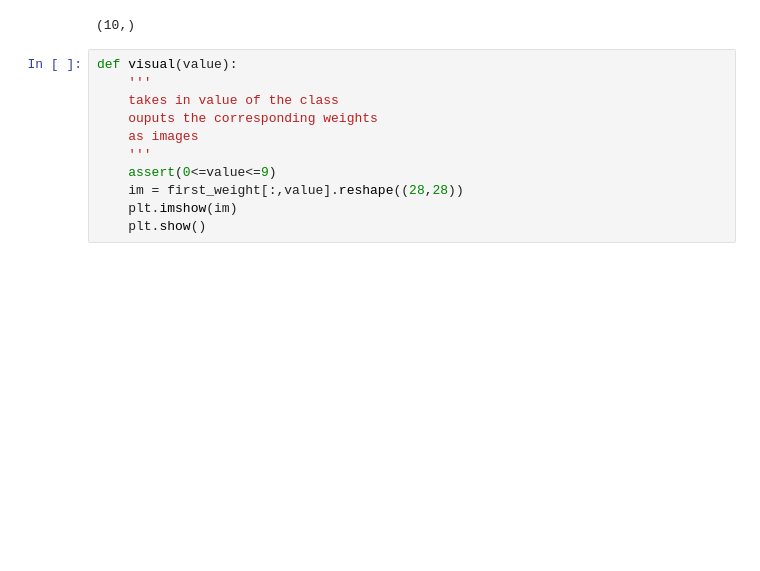
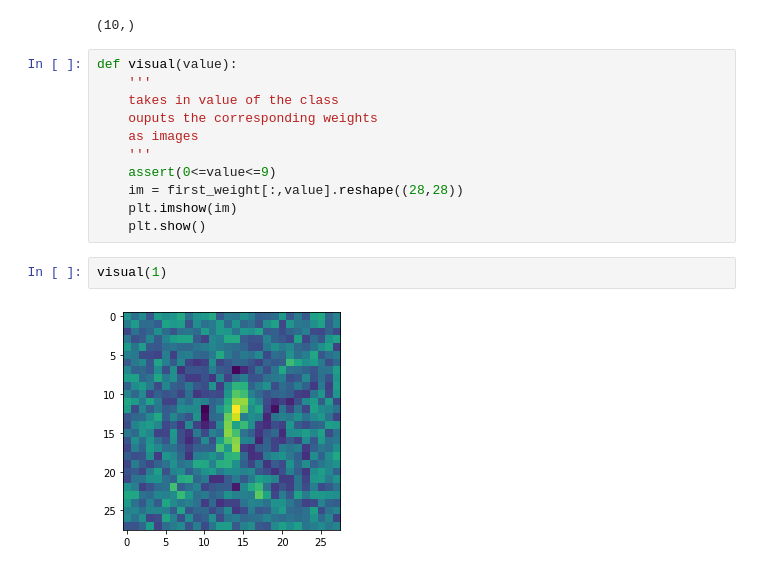
Before and after one commit to ariG23498/GrokkingDeepLearning, a Jupyter notebook: MNIST_weight_visualization_keras.ipynb, the cells around one changed output. Drawn from its saved outputs; the diff is of its cells as text; blank space fills up the shorter version.

```diff
--- a/MNIST_weight_visualization_keras.ipynb
+++ b/MNIST_weight_visualization_keras.ipynb
@@ -100,6 +114,10 @@ def visual(value):
     im = first_weight[:,value].reshape((28,28))
     plt.imshow(im)
     plt.show()
+# %%
+visual(1)
+# %% [output]
+[figure, added]
 # %%
 visual(2)
 # %% [output]
```
Also changed, not shown: parts of 13 cells of this notebook.
